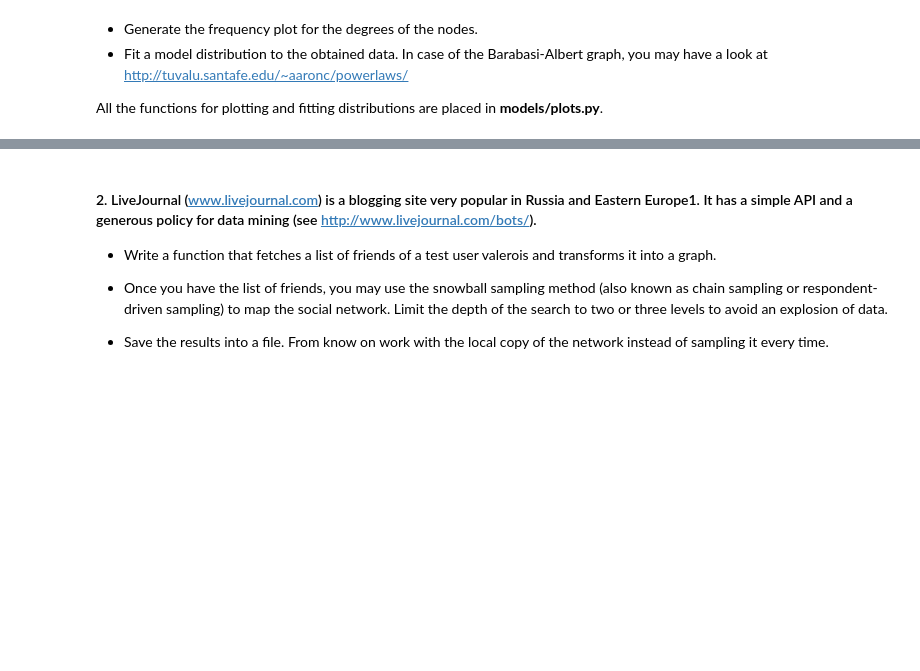
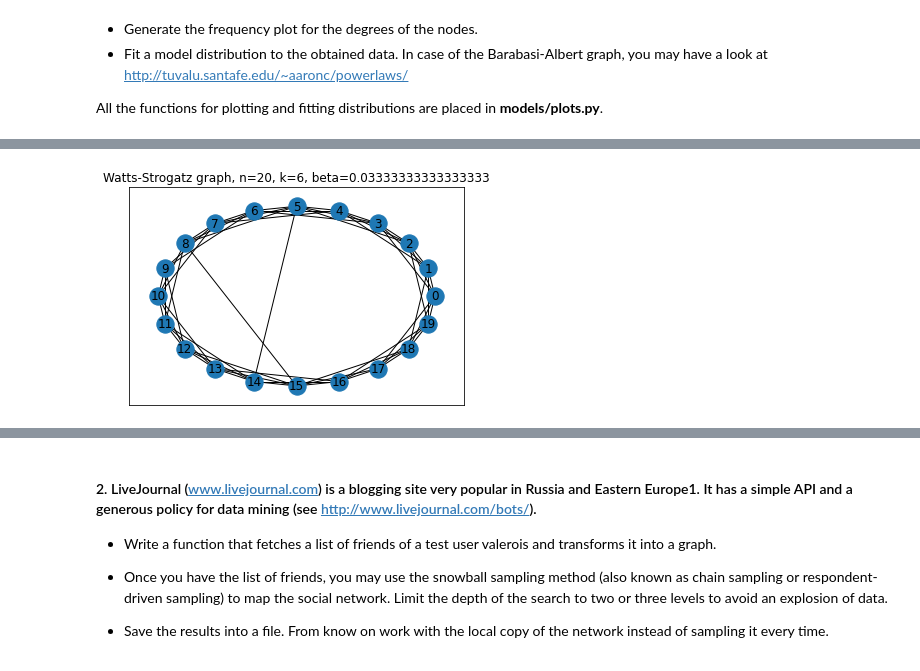
Before and after one commit to rogulforce/DPoCN, a Jupyter notebook: list_3/presentation.ipynb, the cells around one changed output, grey strips where cells are left out. Cells and saved outputs as stored; diff of their text form; code cells hidden in the pictures; blank space fills up the shorter version.

```diff
--- a/list_3/presentation.ipynb
+++ b/list_3/presentation.ipynb
@@ -122,3 +134,16 @@ statistics: {'vertices': 2000, 'edges': 100000, 'mean_degree': 100.0, 'var_degre
+# %%
+n=20
+k=6
+beta=1/30
+network = watts_strogatz(n,k,beta)
+
+layout = nx.circular_layout(network)
+
+nx.draw_networkx(network, pos=layout)
+plt.title(f'Watts-Strogatz graph, n={n}, k={k}, beta={beta}')
+plt.show()
+# %% [output]
+[figure, added]
 # %%
 # Barabasi-Albert
 # TODO: change that
```
Also changed, not shown: parts of 8 cells of this notebook, 3 other files.
